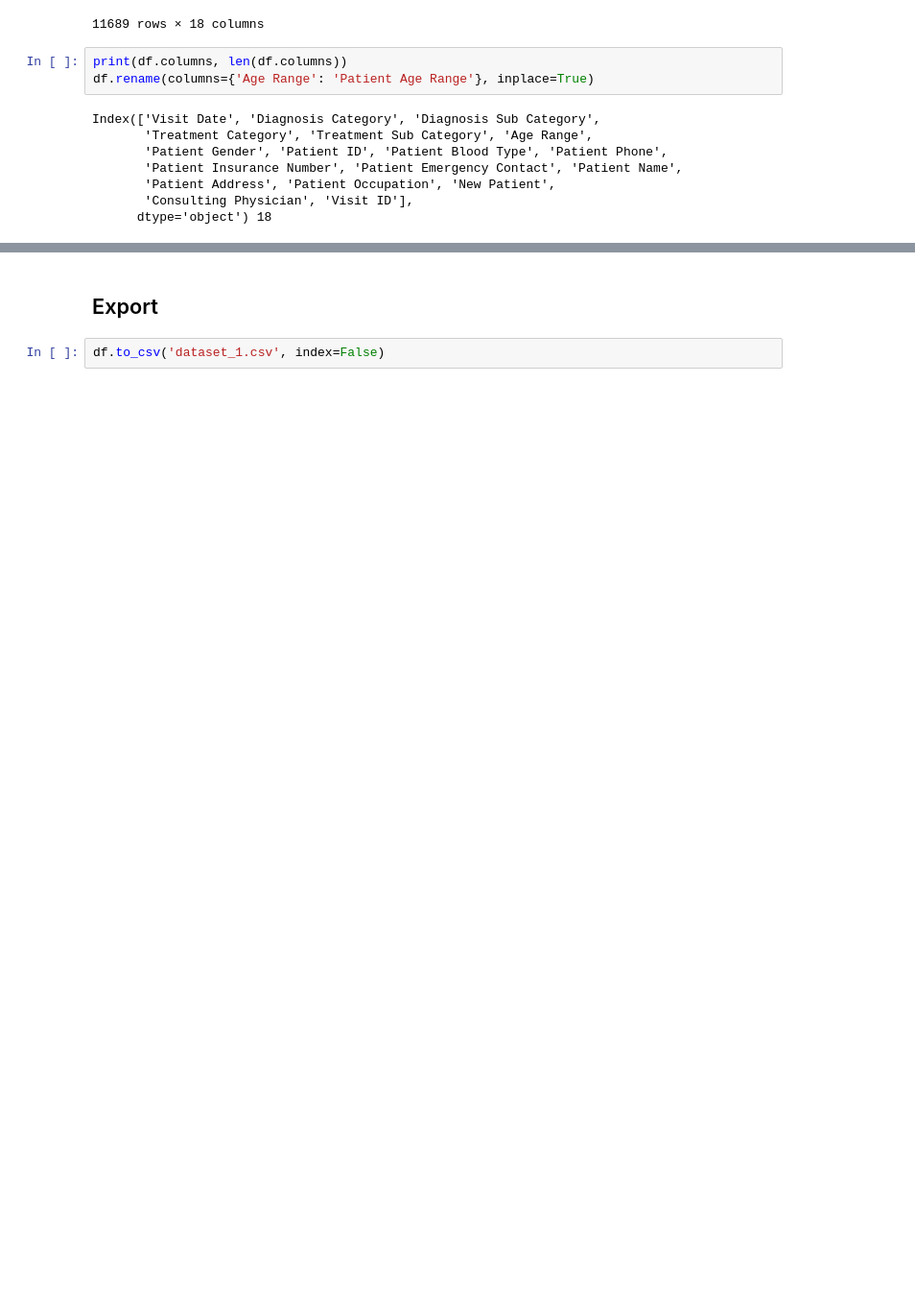
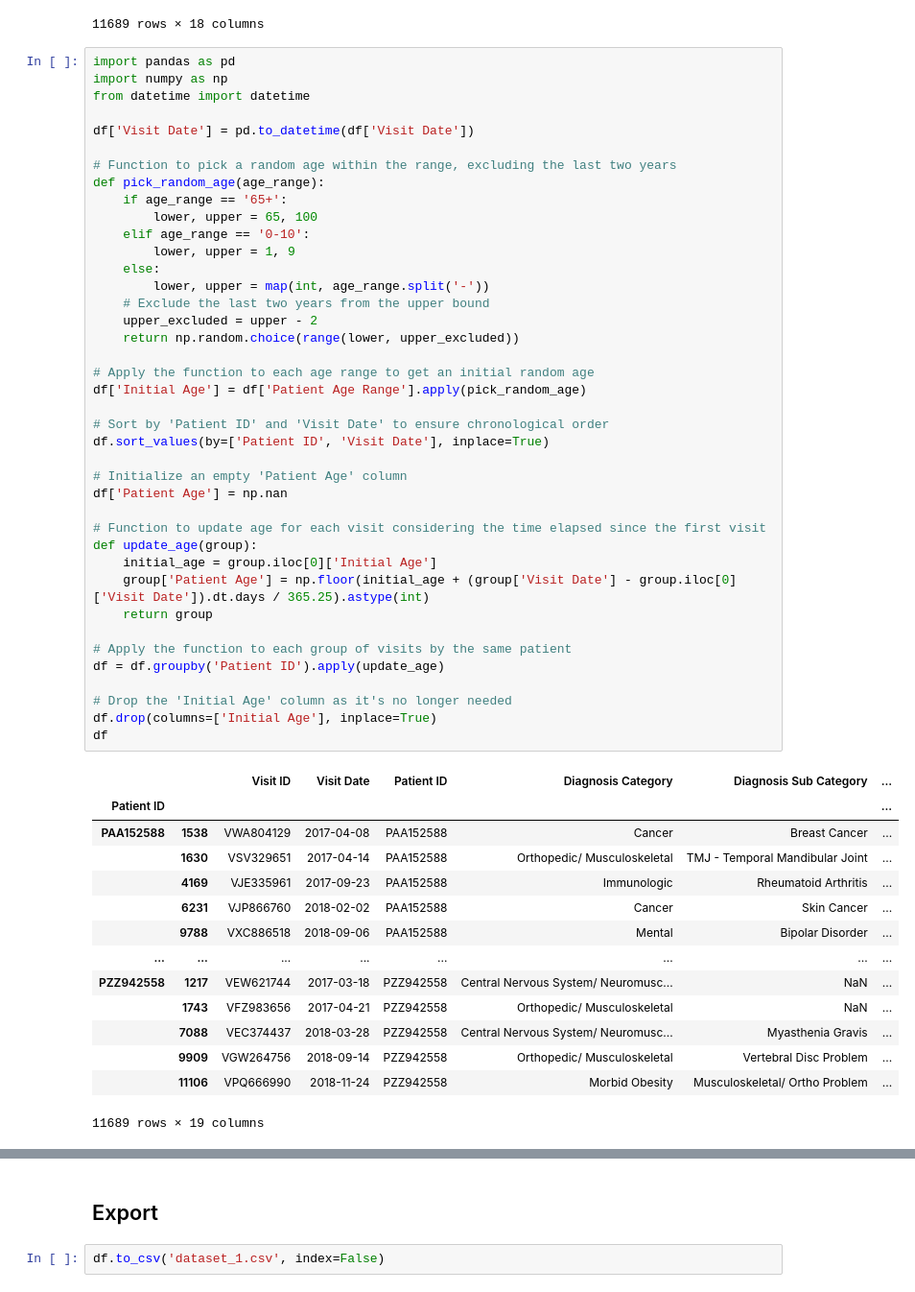
Before and after one commit to bodejan/ChatPBAC, a Jupyter notebook: faker/gen_dataset_1.ipynb, the cells around one changed output, grey strips where cells are left out. Shown: that part at 96% size. Cells and saved outputs as stored; diff of their text form; blank space fills up the shorter version.

```diff
--- a/faker/gen_dataset_1.ipynb
+++ b/faker/gen_dataset_1.ipynb
@@ -222,15 +222,59 @@ df
 | 5935 | 2018-09-14 | Orthopedic/ Musculoskeletal | Vertebral Disc Problem | Orthopedic | NaN | ... |
 | 5937 | 2018-11-24 | Morbid Obesity | Musculoskeletal/ Ortho Problem | General Surgery | NaN | ... |
 11689 rows × 18 columns
-# %%
-print(df.columns, len(df.columns))
-df.rename(columns={'Age Range': 'Patient Age Range'}, inplace=True)
-# %% [output]
-Index(['Visit Date', 'Diagnosis Category', 'Diagnosis Sub Category',
-       'Treatment Category', 'Treatment Sub Category', 'Age Range',
-       'Patient Gender', 'Patient ID', 'Patient Blood Type', 'Patient Phone',
-       'Patient Insurance Number', 'Patient Emergency Contact', 'Patient Name',
-       'Patient Address', 'Patient Occupation', 'New Patient',
-       'Consulting Physician', 'Visit ID'],
-      dtype='object') 18
+# %%
+import pandas as pd
+import numpy as np
+from datetime import datetime
+
+df['Visit Date'] = pd.to_datetime(df['Visit Date'])
+
+# Function to pick a random age within the range, excluding the last two years
+def pick_random_age(age_range):
+    if age_range == '65+':
+        lower, upper = 65, 100
+    elif age_range == '0-10':
+        lower, upper = 1, 9
+    else:
+        lower, upper = map(int, age_range.split('-'))
+    # Exclude the last two years from the upper bound
+    upper_excluded = upper - 2
+    return np.random.choice(range(lower, upper_excluded))
+
+# Apply the function to each age range to get an initial random age
+df['Initial Age'] = df['Patient Age Range'].apply(pick_random_age)
+
+# Sort by 'Patient ID' and 'Visit Date' to ensure chronological order
+df.sort_values(by=['Patient ID', 'Visit Date'], inplace=True)
+
+# Initialize an empty 'Patient Age' column
+df['Patient Age'] = np.nan
+
+# Function to update age for each visit considering the time elapsed since the first visit
+def update_age(group):
+    initial_age = group.iloc[0]['Initial Age']
+    group['Patient Age'] = np.floor(initial_age + (group['Visit Date'] - group.iloc[0]['Visit Date']).dt.days / 365.25).astype(int)
+    return group
+
+# Apply the function to each group of visits by the same patient
+df = df.groupby('Patient ID').apply(update_age)
+
+# Drop the 'Initial Age' column as it's no longer needed
+df.drop(columns=['Initial Age'], inplace=True)
+df
+# %% [output]
+|  |  | Visit ID | Visit Date | Patient ID | Diagnosis Category | Diagnosis Sub Category | ... |
+| Patient ID |  |  |  |  |  |  | ... |
+| PAA152588 | 1538 | VWA804129 | 2017-04-08 | PAA152588 | Cancer | Breast Cancer | ... |
+|  | 1630 | VSV329651 | 2017-04-14 | PAA152588 | Orthopedic/ Musculoskeletal | TMJ - Temporal Mandibular Joint | ... |
+|  | 4169 | VJE335961 | 2017-09-23 | PAA152588 | Immunologic | Rheumatoid Arthritis | ... |
+|  | 6231 | VJP866760 | 2018-02-02 | PAA152588 | Cancer | Skin Cancer | ... |
+|  | 9788 | VXC886518 | 2018-09-06 | PAA152588 | Mental | Bipolar Disorder | ... |
+| ... | ... | ... | ... | ... | ... | ... | ... |
+| PZZ942558 | 1217 | VEW621744 | 2017-03-18 | PZZ942558 | Central Nervous System/ Neuromusc... | NaN | ... |
+|  | 1743 | VFZ983656 | 2017-04-21 | PZZ942558 | Orthopedic/ Musculoskeletal | NaN | ... |
+|  | 7088 | VEC374437 | 2018-03-28 | PZZ942558 | Central Nervous System/ Neuromusc... | Myasthenia Gravis | ... |
+|  | 9909 | VGW264756 | 2018-09-14 | PZZ942558 | Orthopedic/ Musculoskeletal | Vertebral Disc Problem | ... |
+|  | 11106 | VPQ666990 | 2018-11-24 | PZZ942558 | Morbid Obesity | Musculoskeletal/ Ortho Problem | ... |
+11689 rows × 19 columns
 # %%
```
Also changed, not shown: parts of 1 cell of this notebook, 4 other files.
